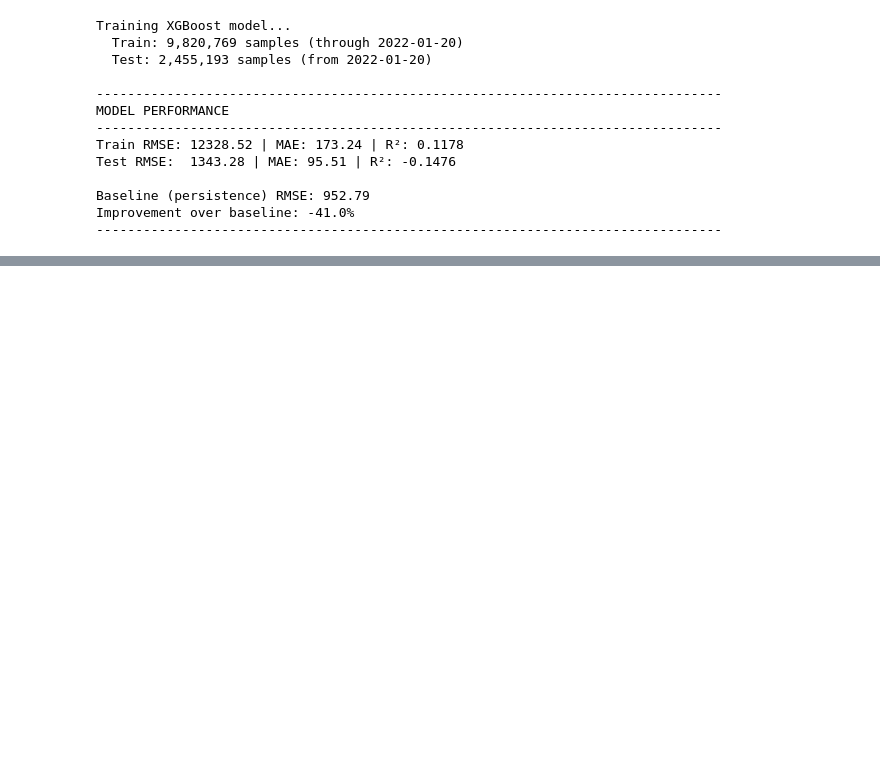
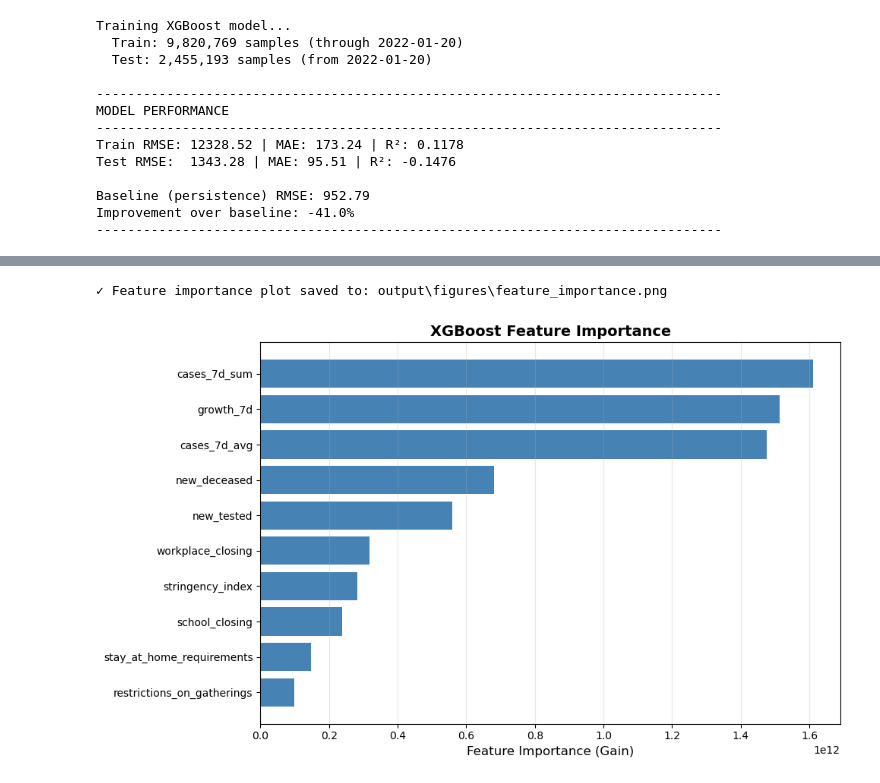
Before and after one commit to isaac-ik/covid_19, a Jupyter notebook: policy-effectiveness-covid/notebooks/analysis.ipynb, the cells around one changed output, grey strips where cells are left out. Drawn from its saved outputs; the diff is of its cells as text; code cells hidden in the pictures; blank space fills up the shorter version.

Commit message:
feature importance

```diff
--- a/policy-effectiveness-covid/notebooks/analysis.ipynb
+++ b/policy-effectiveness-covid/notebooks/analysis.ipynb
@@ -861,0 +830,27 @@ print(f"\n Model saved to: {model_path}")
+# %%
+# Feature importance plot
+fig, ax = plt.subplots(figsize=(10, 6))
+
+# Get importance from Booster
+# 'weight', 'gain', or 'cover' are available metrics
+importance_dict = model.get_score(importance_type='gain')
+
+# Map to your feature names if necessary
+importance = pd.DataFrame({
+    'feature': list(importance_dict.keys()),
+    'importance': list(importance_dict.values())
+}).sort_values('importance', ascending=True)
+
+# Horizontal bar plot
+ax.barh(importance['feature'], importance['importance'], color='steelblue')
+ax.set_xlabel('Feature Importance (Gain)', fontsize=12)
+ax.set_title('XGBoost Feature Importance', fontsize=14, fontweight='bold')
+ax.grid(axis='x', alpha=0.3)
+
+plt.tight_layout()
+plt.savefig(FIGURES_DIR / "feature_importance.png", dpi=300, bbox_inches='tight')
+print(f"✓ Feature importance plot saved to: {FIGURES_DIR / 'feature_importance.png'}")
+plt.show()
+# %% [output]
+✓ Feature importance plot saved to: output\figures\feature_importance.png
+[figure, added]
```
Also changed, not shown: parts of 2 cells of this notebook, 1 other file.
